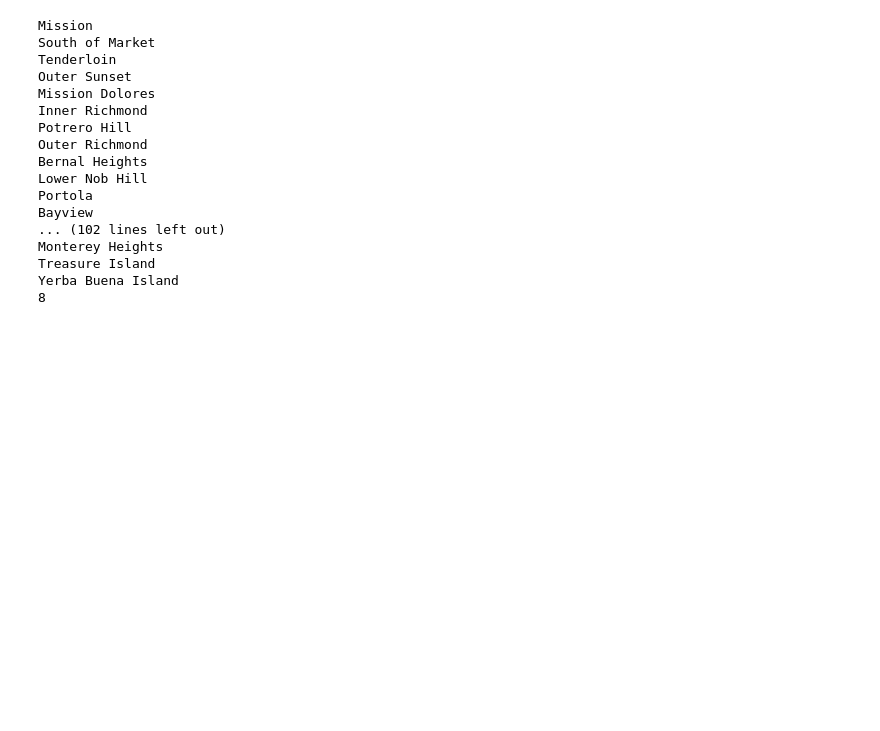
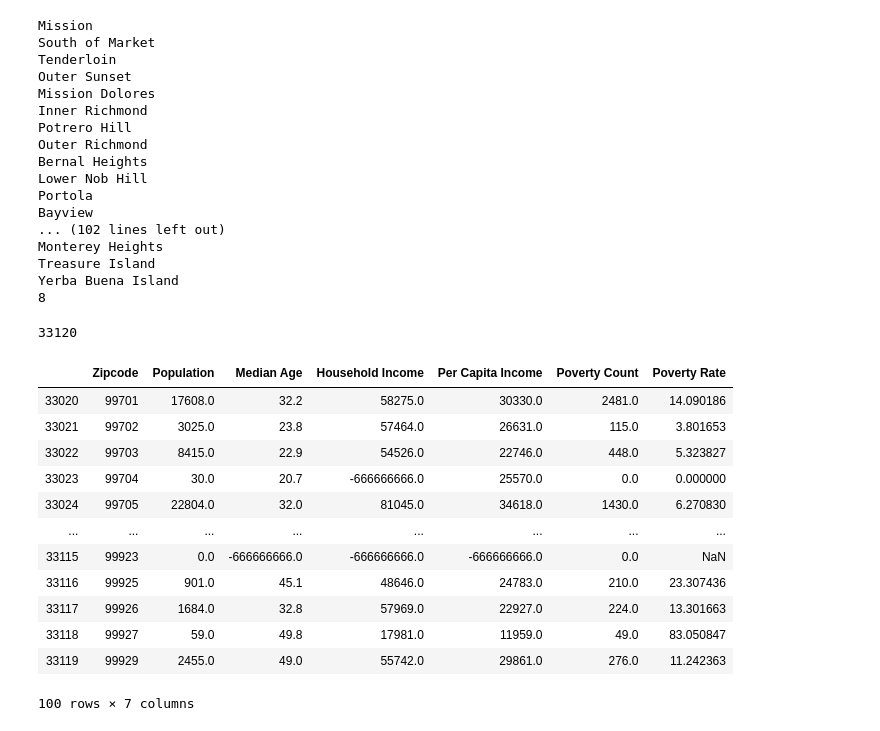
Before and after one commit to Tanvir23khan/data-project-one, a Jupyter notebook: 311_cases.ipynb, the cells around one changed output. Cells and saved outputs as stored; diff of their text form; code cells hidden in the pictures; blank space fills up the shorter version.

```diff
--- a/311_cases.ipynb
+++ b/311_cases.ipynb
@@ -159,0 +173,39 @@ Yerba Buena Island
+# %%
+# Convert to DataFrame
+census_pd = pd.DataFrame(census_data)
+
+# Column Reordering
+census_pd = census_pd.rename(columns={"B01003_001E": "Population",
+                                      "B01002_001E": "Median Age",
+                                      "B19013_001E": "Household Income",
+                                      "B19301_001E": "Per Capita Income",
+                                      "B17001_002E": "Poverty Count",
+                                      "NAME": "Name", "zip code tabulation area": "Zipcode"})
+
+# Add in Poverty Rate (Poverty Count / Population)
+census_pd["Poverty Rate"] = 100 * \
+    census_pd["Poverty Count"].astype(
+        int) / census_pd["Population"].astype(int)
+
+# Final DataFrame
+census_pd = census_pd[["Zipcode", "Population", "Median Age", "Household Income",
+                       "Per Capita Income", "Poverty Count", "Poverty Rate"]]
+
+# Visualize
+print(len(census_pd))
+census_pd.tail(100)
+# %% [output]
+33120
+|  | Zipcode | Population | Median Age | Household Income | Per Capita Income | Poverty Count | Poverty Rate |
+| 33020 | 99701 | 17608.0 | 32.2 | 58275.0 | 30330.0 | 2481.0 | 14.090186 |
+| 33021 | 99702 | 3025.0 | 23.8 | 57464.0 | 26631.0 | 115.0 | 3.801653 |
+| 33022 | 99703 | 8415.0 | 22.9 | 54526.0 | 22746.0 | 448.0 | 5.323827 |
+| 33023 | 99704 | 30.0 | 20.7 | -666666666.0 | 25570.0 | 0.0 | 0.000000 |
+| 33024 | 99705 | 22804.0 | 32.0 | 81045.0 | 34618.0 | 1430.0 | 6.270830 |
+| ... | ... | ... | ... | ... | ... | ... | ... |
+| 33115 | 99923 | 0.0 | -666666666.0 | -666666666.0 | -666666666.0 | 0.0 | NaN |
+| 33116 | 99925 | 901.0 | 45.1 | 48646.0 | 24783.0 | 210.0 | 23.307436 |
+| 33117 | 99926 | 1684.0 | 32.8 | 57969.0 | 22927.0 | 224.0 | 13.301663 |
+| 33118 | 99927 | 59.0 | 49.8 | 17981.0 | 11959.0 | 49.0 | 83.050847 |
+| 33119 | 99929 | 2455.0 | 49.0 | 55742.0 | 29861.0 | 276.0 | 11.242363 |
+100 rows × 7 columns
```
Also changed, not shown: parts of 4 cells of this notebook, 1 other file.
